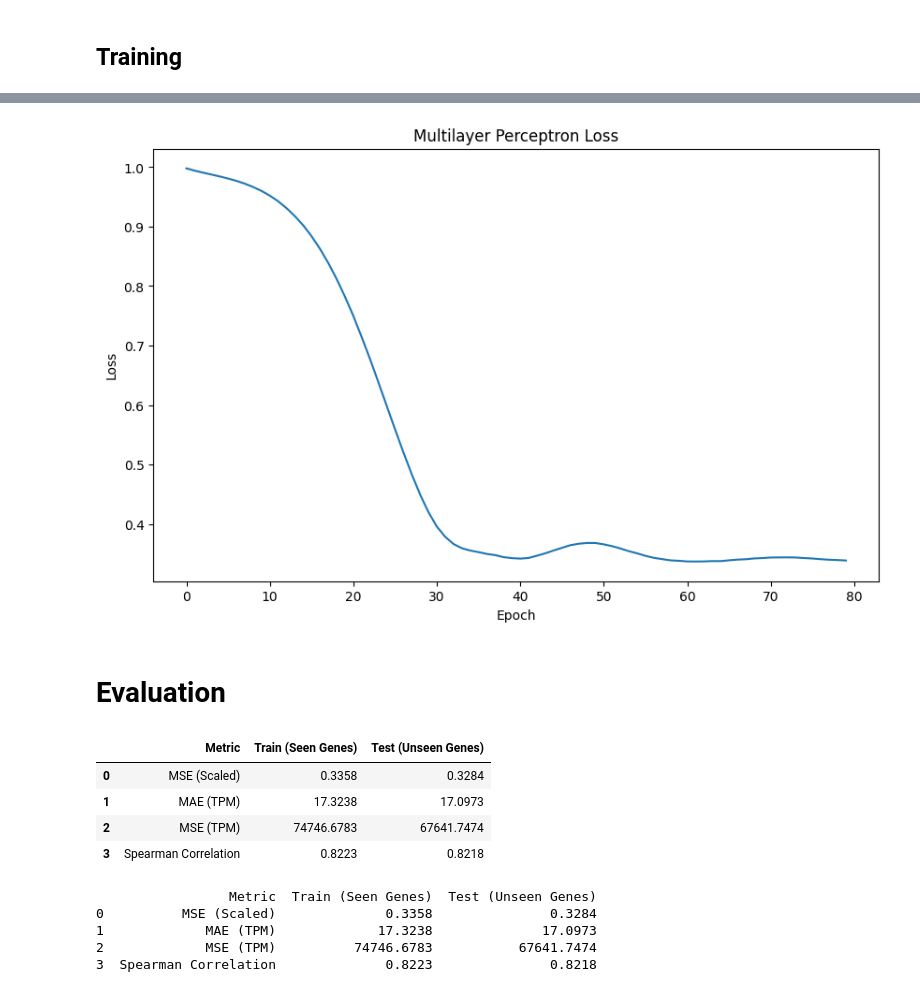
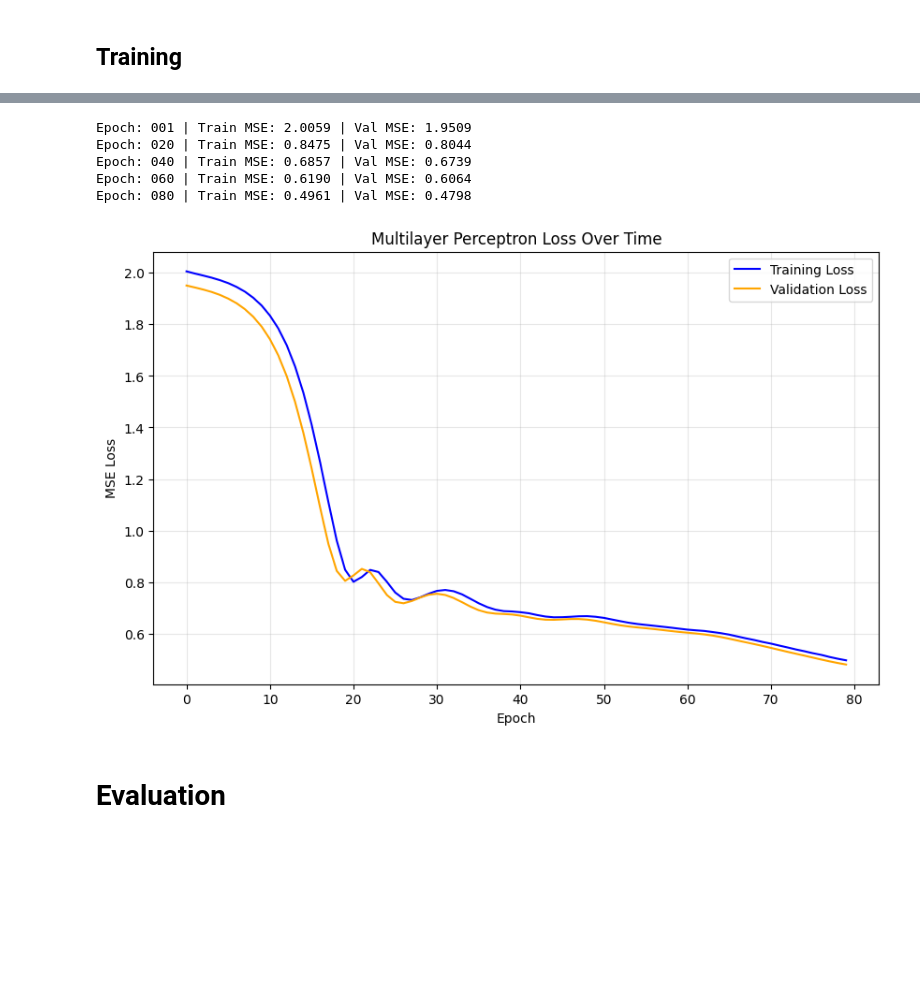
Before and after one commit to alex-suero/nn-group-project, a Jupyter notebook: local_combined.ipynb, the cells around one changed output, grey strips where cells are left out. Cells and saved outputs as stored; diff of their text form; code cells hidden in the pictures; blank space fills up the shorter version.

Commit message:
added validation to MLP

```diff
--- a/local_combined.ipynb
+++ b/local_combined.ipynb
@@ -464,7 +466,7 @@ Build model
 # %%
 # Initialize Model and Optimizer
 in_channels = X_train_tensor.shape[1] # Number of expression experiments
-out_channels = 32 # The size of the latent embedding space
+out_channels = 128 # The size of the latent embedding space
 
 # Instantiate the Graph Autoencoder
 model = GAE(ShallowEncoder(in_channels, out_channels))
@@ -545,16 +549,7 @@ MLP Target Shape: torch.Size([17893, 558])
 # %%
 # Initialize MLP
 mlp_model = ExpressionMLP(
-    input_dim=32,
-    hidden_dim=512,
-    output_dim=558
+    input_dim=128,
+    hidden_dim=256,
+    output_dim=698
 ).to(device)
-
-# Train on the 80% split
-trained_mlp, mlp_losses = train_mlp(
-    mlp_model,
-    X_train_genes,
-    Y_train_genes,
-    epochs=80,
-    lr=0.001
-)
@@ -567,32 +556,32 @@ MLP Epoch: 080 | MSE Loss: 0.3385
+# %%
+# Train the model
+trained_mlp, train_loss, val_loss = train_mlp2(
+    mlp_model,
+    X_train,
+    Y_train,
+    X_val,
+    Y_val,
+    epochs=80,
+    lr=0.002
+)
+# %% [output]
+Epoch: 001 | Train MSE: 2.0059 | Val MSE: 1.9509
+Epoch: 020 | Train MSE: 0.8475 | Val MSE: 0.8044
+Epoch: 040 | Train MSE: 0.6857 | Val MSE: 0.6739
+Epoch: 060 | Train MSE: 0.6190 | Val MSE: 0.6064
+Epoch: 080 | Train MSE: 0.4961 | Val MSE: 0.4798
 # %%
 plt.figure(figsize=(10, 6))
-plt.plot(mlp_losses)
+
+plt.plot(train_loss, label='Training Loss', color='blue')
+plt.plot(val_loss, label='Validation Loss', color='orange')
 plt.xlabel('Epoch')
-plt.ylabel('Loss')
-plt.title('Multilayer Perceptron Loss')
+plt.ylabel('MSE Loss')
+plt.title('Multilayer Perceptron Loss Over Time')
+plt.legend()
+plt.grid(True, alpha=0.3)
 plt.show()
 # %% [output]
-[figure, old version]
+[figure, new version]
 # %% [markdown]
 # Evaluation
-# %%
-results_df, (train_tar, train_pred, test_tar, test_pred) = get_mlp_results(
-    trained_mlp, Y_train_genes, Y_test_genes,
-    X_train_genes, X_test_genes, scaler, train_exps,
-    clean_exp_data.columns.tolist()
-)
-results_df.round(4)
-# %% [output]
-|  | Metric | Train (Seen Genes) | Test (Unseen Genes) |
-| 0 | MSE (Scaled) | 0.3358 | 0.3284 |
-| 1 | MAE (TPM) | 17.3238 | 17.0973 |
-| 2 | MSE (TPM) | 74746.6783 | 67641.7474 |
-| 3 | Spearman Correlation | 0.8223 | 0.8218 |
-# %%
-print(results_df.round(4))
-# %% [output]
-                 Metric  Train (Seen Genes)  Test (Unseen Genes)
-0          MSE (Scaled)              0.3358               0.3284
-1             MAE (TPM)             17.3238              17.0973
-2             MSE (TPM)          74746.6783           67641.7474
-3  Spearman Correlation              0.8223               0.8218
```
Also changed, not shown: parts of 11 cells of this notebook, 1 other file.
